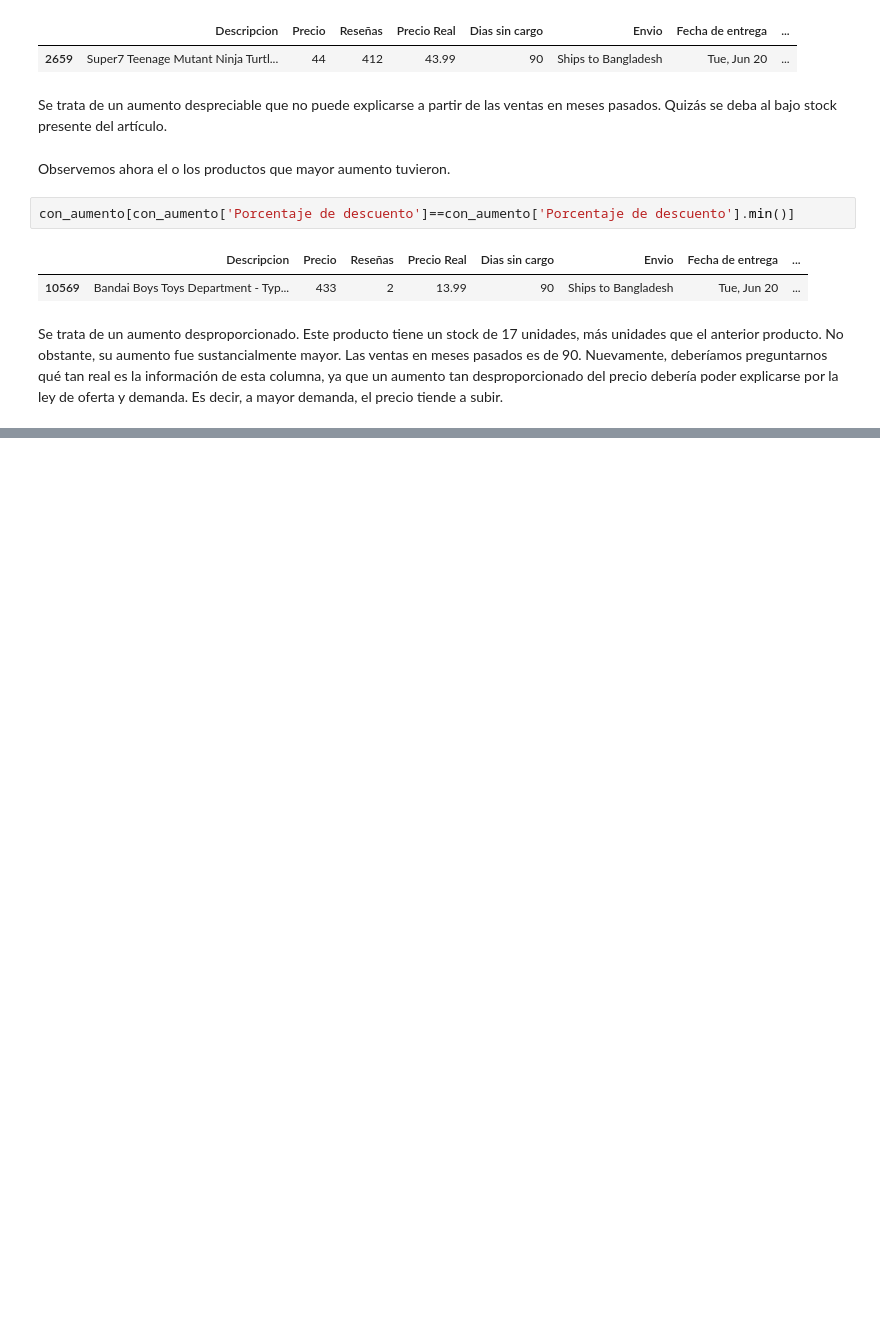
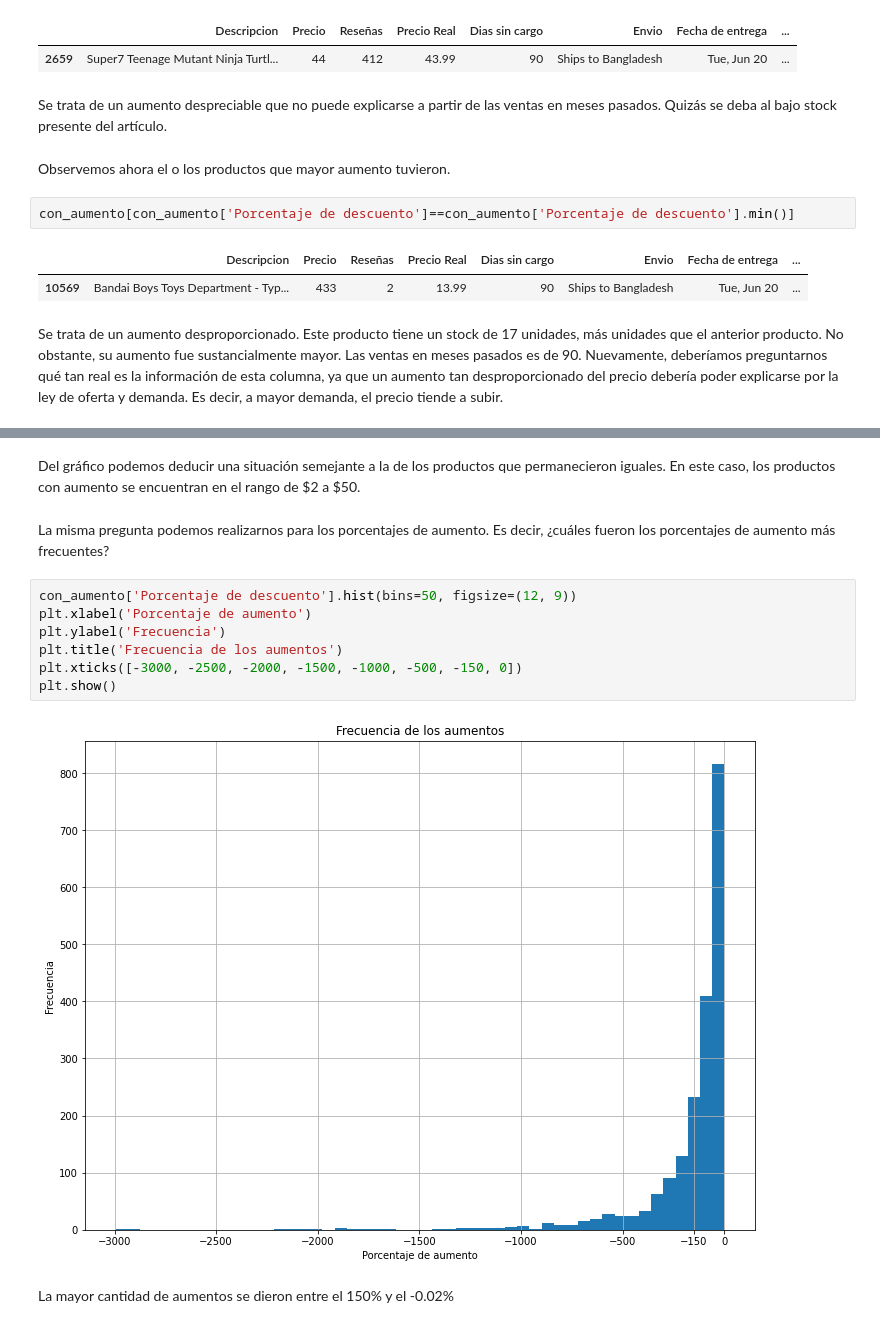
Before and after one commit to Estani94/Limpieza-y-EDA-Dataset-Amazon, a Jupyter notebook: EDA_amazon.ipynb, the cells around one changed output, grey strips where cells are left out. Saved outputs shown, nothing was run; the diff lists cells and outputs as text; blank space fills up the shorter version.

```diff
--- a/EDA_amazon.ipynb
+++ b/EDA_amazon.ipynb
@@ -394,0 +406,15 @@ Se trata de un aumento desproporcionado. Este producto tiene un stock de 17 unid
+# %% [markdown]
+Del gráfico podemos deducir una situación semejante a la de los productos que permanecieron iguales. En este caso, los productos con aumento se encuentran en el rango de &#36;2 a &#36;50.
+# %% [markdown]
+La misma pregunta podemos realizarnos para los porcentajes de aumento. Es decir, ¿cuáles fueron los porcentajes de aumento más frecuentes?
+# %%
+con_aumento['Porcentaje de descuento'].hist(bins=50, figsize=(12, 9))
+plt.xlabel('Porcentaje de aumento')
+plt.ylabel('Frecuencia')
+plt.title('Frecuencia de los aumentos')
+plt.xticks([-3000, -2500, -2000, -1500, -1000, -500, -150, 0])
+plt.show()
+# %% [output]
+[figure, added]
+# %% [markdown]
+La mayor cantidad de aumentos se dieron entre el 150% y el -0.02%
```
Also changed, not shown: parts of 2 cells of this notebook.
